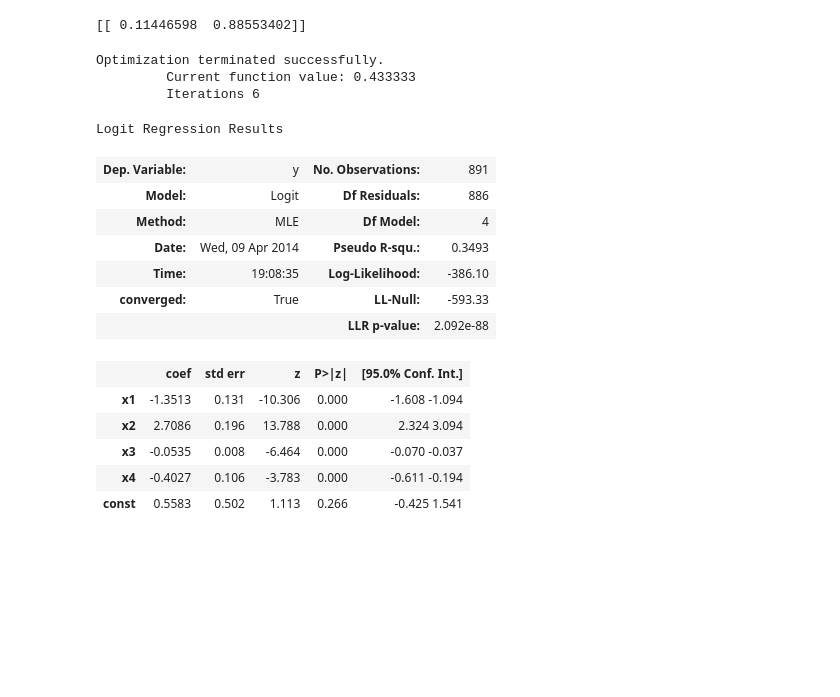
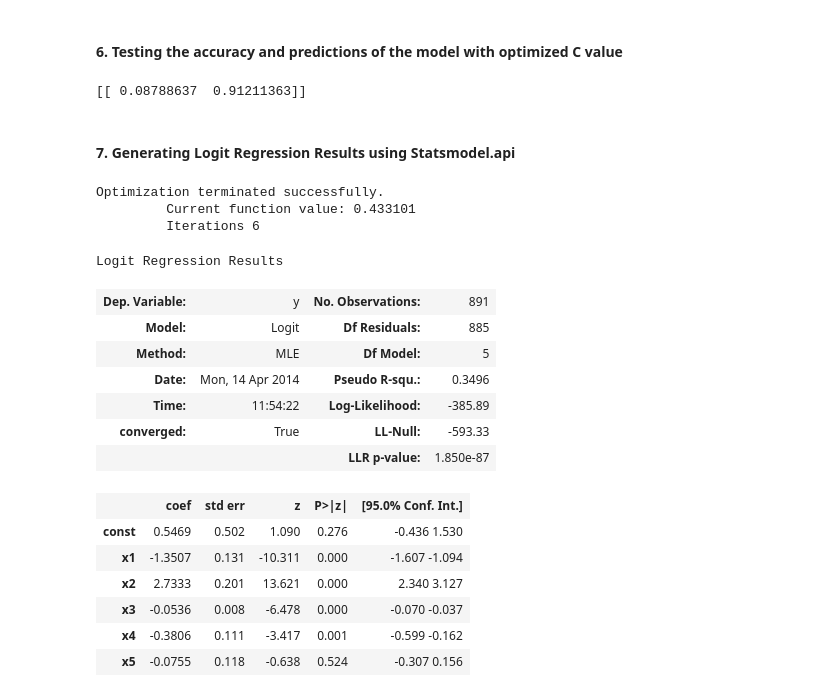
Before and after one commit to ethanjb/DAT_SF_5, a Jupyter notebook: iPython notebooks/DAT5-Midterm-Ethan-Batraski.ipynb, the cells around one changed output. Saved outputs shown, nothing was run; the diff lists cells and outputs as text; code cells hidden in the pictures; blank space fills up the shorter version.

```diff
--- a/iPython notebooks/DAT5-Midterm-Ethan-Batraski.ipynb
+++ b/iPython notebooks/DAT5-Midterm-Ethan-Batraski.ipynb
@@ -34,0 +105,4 @@ dtypes: float64(1), int64(5), object(6)
+# %%
+# easier method to replace the above ages using tuples dict
+for tuple_key, float_age in mean_age_survived_by_class_gender.items():
+    data.Age.loc[(data.Pclass == tuple_key[0]) & (data.Sex == tuple_key[1]) & (data.Survived == tuple_key[2]) & (data.Age == '')] = int(float_age)
@@ -35,3 +121,6 @@ dtypes: float64(1), int64(5), object(6)
+# %%
+X = data[['Pclass', 'Sex', 'Age', 'SibSp', 'Parch']].values.astype(float)
+y = ravel(data[['Survived']].values).astype(float)
 # %%
 data.head(10)
 # %% [output]
@@ -124,3 +138,0 @@ data.Sex.loc[(data.Sex == 'female')] = 2
-# %%
-X = data[['Pclass', 'Sex', 'Age', 'SibSp']].values.astype(float)
-y = ravel(data[['Survived']].values).astype(float)
@@ -161,33 +186,40 @@ def create_train_test_temporal(np_data_features, np_data_labels, float_train_rat
     return [np_data_features[:int_last_index], np_data_labels[:int_last_index]],[np_data_features[int_last_index:-1], np_data_labels[int_last_index:-1]]
 # %%
 list_train, list_test = create_train_test_temporal(X,y,0.7)
+# %% [markdown]
+#### 6. Testing the accuracy and predictions of the model with optimized C value
 # %%
-# testing the accuracy and predictions of the model using best penalty value - on a  random entry of data
-test_score =  best_clf.predict_proba([1.,   2.,  38.,   1.])
+# Testing the accuracy and predictions of the model with optimized C value
+test_score =  best_clf.predict_proba([1.,   2.,  38., 0., 1.])
 print test_score
 # %% [output]
-[[ 0.11446598  0.88553402]]
+[[ 0.08788637  0.91211363]]
+# %% [markdown]
+#### 7. Generating Logit Regression Results using Statsmodel.api
 # %%
+# statsmodel APIs
 import statsmodels.api as sm
+import statsmodels.formula.api as smf
 
-feature_data = sm.add_constant(X, prepend=False)
+feature_data = sm.add_constant(X, prepend=True)
 results = sm.Logit(y, feature_data).fit()
 results.summary()
 # %% [output]
 Optimization terminated successfully.
-         Current function value: 0.433333
+         Current function value: 0.433101
          Iterations 6
 Logit Regression Results
 | Dep. Variable: | y | No. Observations: | 891 |
-| Model: | Logit | Df Residuals: | 886 |
-| Method: | MLE | Df Model: | 4 |
-| Date: | Wed, 09 Apr 2014 | Pseudo R-squ.: | 0.3493 |
-| Time: | 19:08:35 | Log-Likelihood: | -386.10 |
+| Model: | Logit | Df Residuals: | 885 |
+| Method: | MLE | Df Model: | 5 |
+| Date: | Mon, 14 Apr 2014 | Pseudo R-squ.: | 0.3496 |
+| Time: | 11:54:22 | Log-Likelihood: | -385.89 |
 | converged: | True | LL-Null: | -593.33 |
-|  |  | LLR p-value: | 2.092e-88 |
+|  |  | LLR p-value: | 1.850e-87 |
 |  | coef | std err | z | P>|z| | [95.0% Conf. Int.] |
-| x1 | -1.3513 | 0.131 | -10.306 | 0.000 | -1.608 -1.094 |
-| x2 | 2.7086 | 0.196 | 13.788 | 0.000 | 2.324 3.094 |
-| x3 | -0.0535 | 0.008 | -6.464 | 0.000 | -0.070 -0.037 |
-| x4 | -0.4027 | 0.106 | -3.783 | 0.000 | -0.611 -0.194 |
-| const | 0.5583 | 0.502 | 1.113 | 0.266 | -0.425 1.541 |
+| const | 0.5469 | 0.502 | 1.090 | 0.276 | -0.436 1.530 |
+| x1 | -1.3507 | 0.131 | -10.311 | 0.000 | -1.607 -1.094 |
+| x2 | 2.7333 | 0.201 | 13.621 | 0.000 | 2.340 3.127 |
+| x3 | -0.0536 | 0.008 | -6.478 | 0.000 | -0.070 -0.037 |
+| x4 | -0.3806 | 0.111 | -3.417 | 0.001 | -0.599 -0.162 |
+| x5 | -0.0755 | 0.118 | -0.638 | 0.524 | -0.307 0.156 |
```
Also changed, not shown: parts of 68 cells of this notebook, 10 other files.
